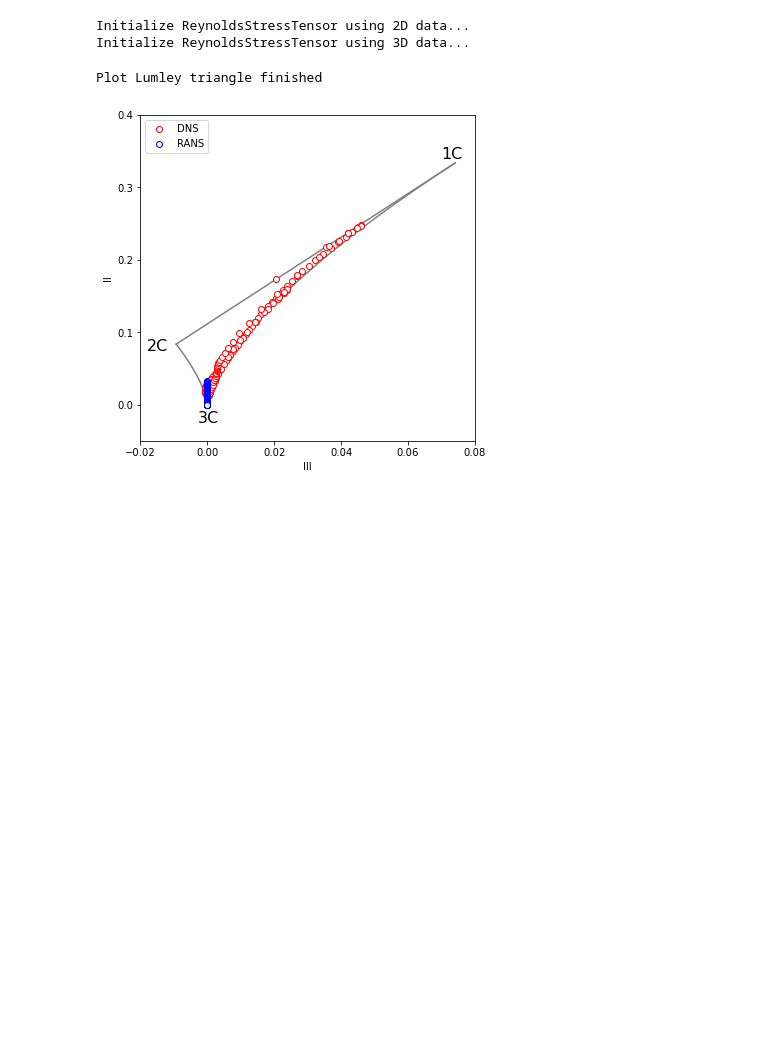
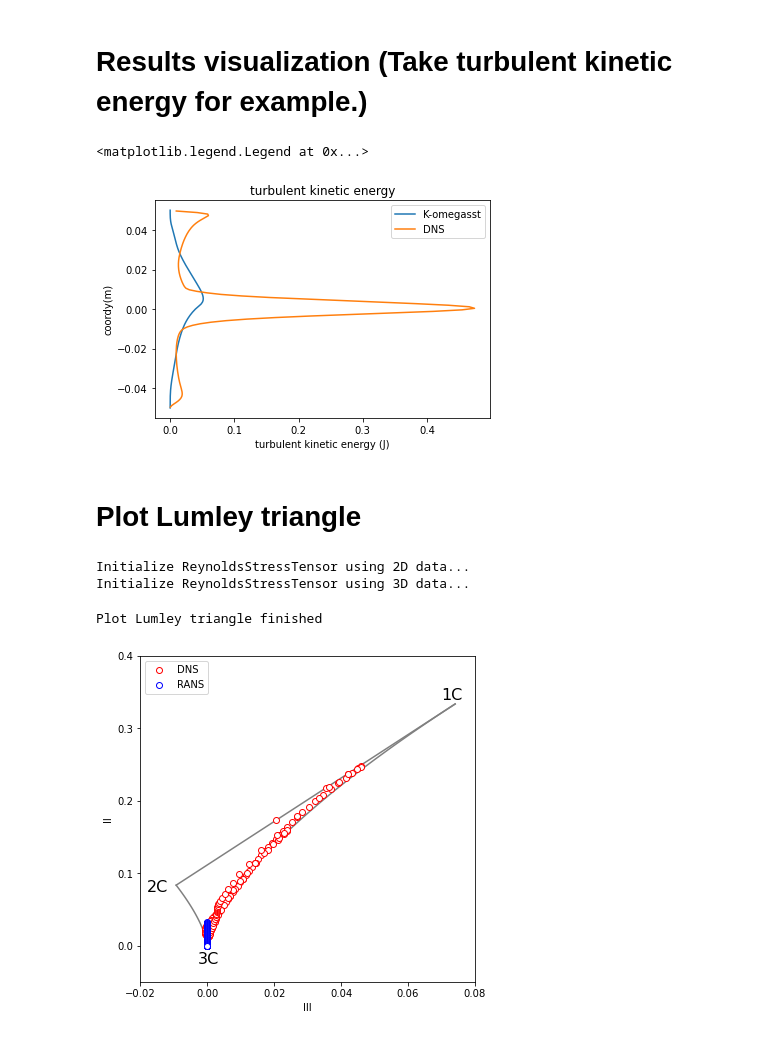
Before and after one commit to YuSylvan/Towards-Data-Driven-Modelling-of-Turbulent-Two-Phase-Flows-with-Large-Interfaces, a Jupyter notebook: Postprocess/Result Visualization/.ipynb, the cells around one changed output. Drawn from its saved outputs; the diff is of its cells as text; code cells hidden in the pictures; blank space fills up the shorter version.

```diff
--- a/python/ML/Plot traingle.ipynb
+++ b/Postprocess/Result Visualization/.ipynb
@@ -25,3 +26,21 @@ kodamp = pd.read_csv('./Twophasedata/damp1.3.csv')
+# %% [markdown]
+# Results visualization (Take turbulent kinetic energy for example.)
+# %%
+# turbulent kinetic energy of RANS
+plt.plot( ko['k'],np.linspace(-0.05,0.05,len(ko['k'])), label='K-omegasst')
+# turbulent kinetic energy of DNS
+plt.plot( PFl1.fk()+PFg1.fk(),PFl1.y(), label='DNS')
+
+plt.title('turbulent kinetic energy')
+plt.xlabel('turbulent kinetic energy (J)')
+plt.ylabel('coordy(m)')
+plt.legend()
+plt.show()
+# %% [output]
+<matplotlib.legend.Legend at 0x...>
+[figure, added]
+# %% [markdown]
+# Plot Lumley triangle
 # %%
 kouxux = np.array(ko['R_0']).reshape(-1,1)
 kouyuy = np.array(ko['R_1']).reshape(-1,1)
```
Also changed, not shown: parts of 3 cells of this notebook, 19 other files.
